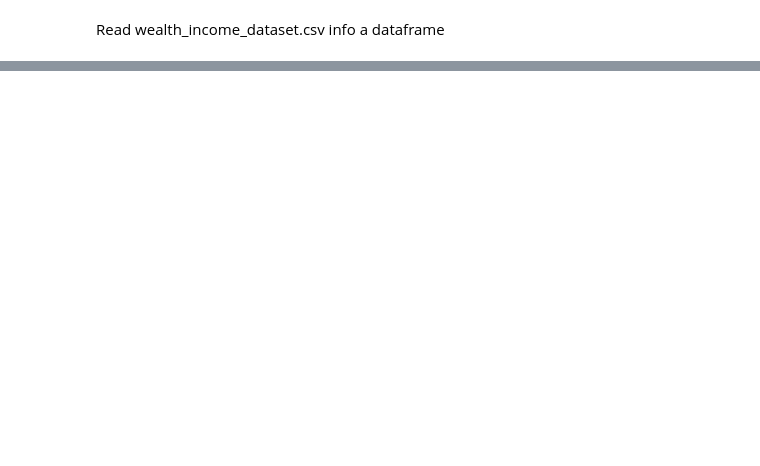
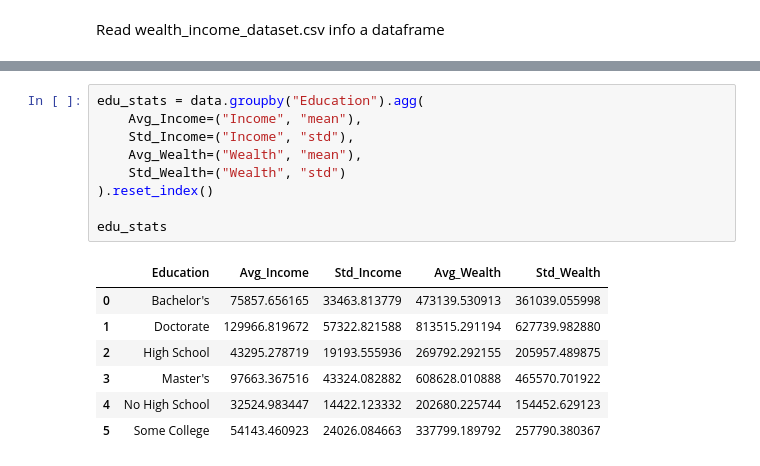
Before and after one commit to Brezzor/KEA_1.Semester_AI, a Jupyter notebook: 01._Lecture_6/wealth-income.ipynb, the cells around one changed output, grey strips where cells are left out. Drawn from its saved outputs; the diff is of its cells as text; blank space fills up the shorter version.

```diff
--- a/01._Lecture_6/wealth-income.ipynb
+++ b/01._Lecture_6/wealth-income.ipynb
@@ -62,0 +37,17 @@ ydata_profiling.ProfileReport(df).to_file('wealth-income.html')
+# %%
+edu_stats = data.groupby("Education").agg(
+    Avg_Income=("Income", "mean"),
+    Std_Income=("Income", "std"),
+    Avg_Wealth=("Wealth", "mean"),
+    Std_Wealth=("Wealth", "std")
+).reset_index()
+
+edu_stats
+# %% [output]
+|  | Education | Avg_Income | Std_Income | Avg_Wealth | Std_Wealth |
+| 0 | Bachelor's | 75857.656165 | 33463.813779 | 473139.530913 | 361039.055998 |
+| 1 | Doctorate | 129966.819672 | 57322.821588 | 813515.291194 | 627739.982880 |
+| 2 | High School | 43295.278719 | 19193.555936 | 269792.292155 | 205957.489875 |
+| 3 | Master's | 97663.367516 | 43324.082882 | 608628.010888 | 465570.701922 |
+| 4 | No High School | 32524.983447 | 14422.123332 | 202680.225744 | 154452.629123 |
+| 5 | Some College | 54143.460923 | 24026.084663 | 337799.189792 | 257790.380367 |
```
Also changed, not shown: parts of 16 cells of this notebook.
